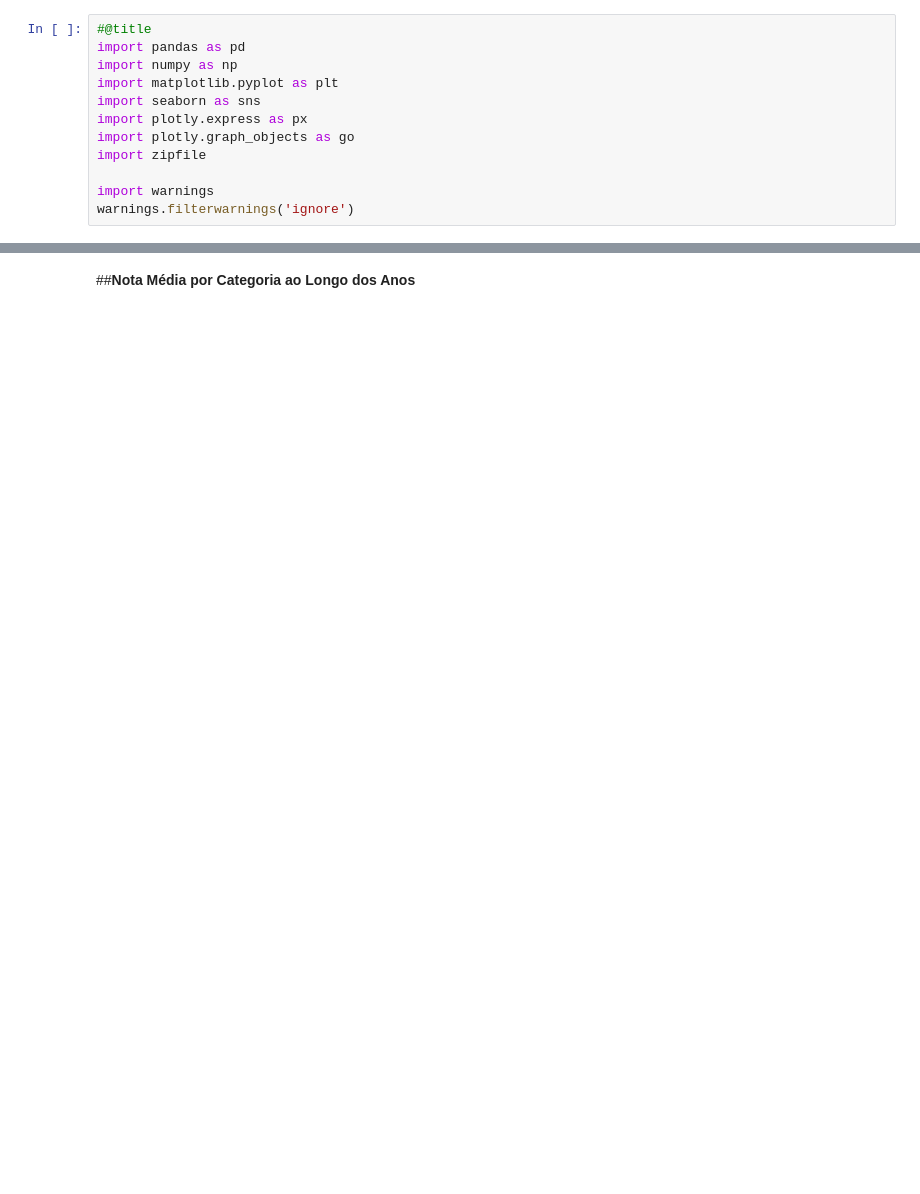
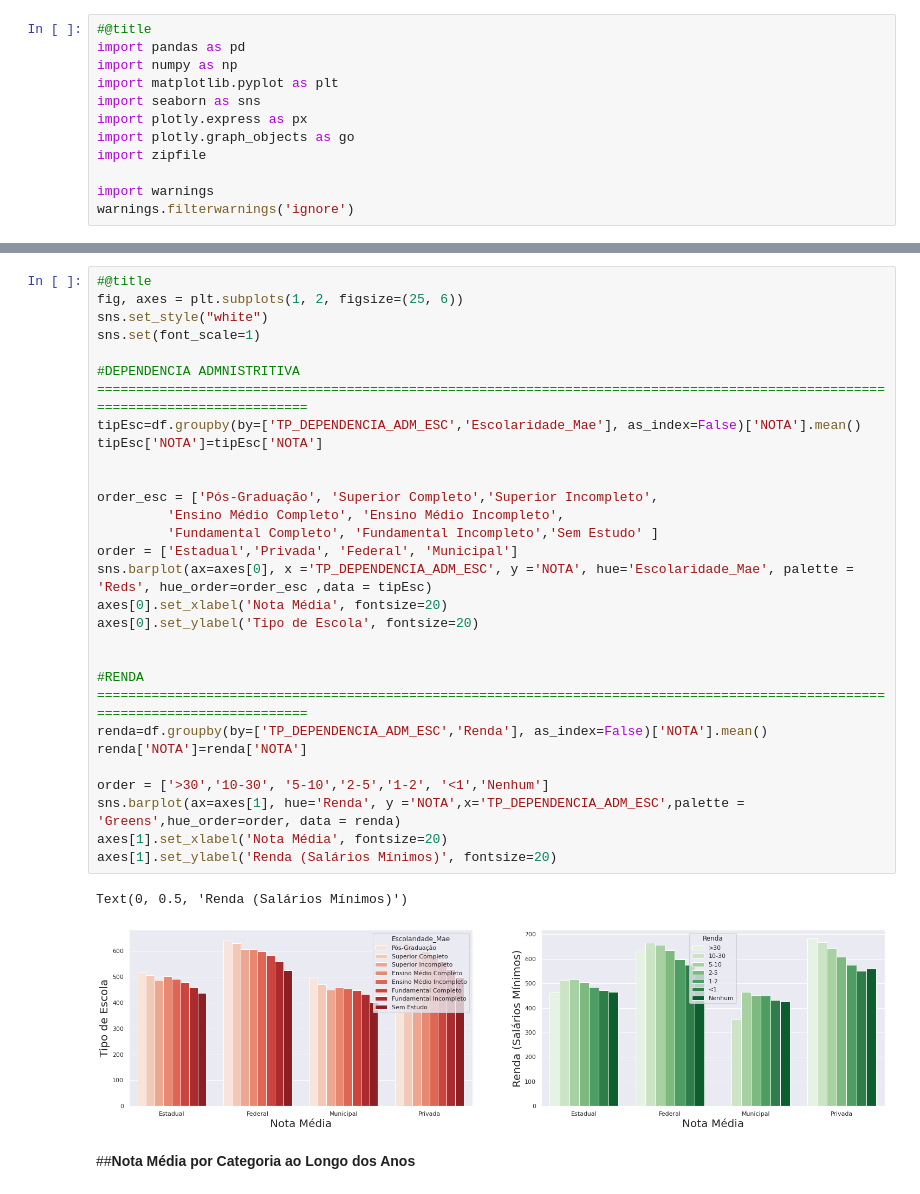
Before and after one commit to mariaeco/ICD_project_Maria, a Jupyter notebook: PerfilDesempenho_PB.ipynb, the cells around one changed output, grey strips where cells are left out. Drawn from its saved outputs; the diff is of its cells as text; blank space fills up the shorter version.

```diff
--- a/PerfilDesempenho_PB.ipynb
+++ b/PerfilDesempenho_PB.ipynb
@@ -229,2 +207,33 @@ Text(0, 0.5, 'Possui Internet?')
+# %%
+#@title
+fig, axes = plt.subplots(1, 2, figsize=(25, 6))
+sns.set_style("white")
+sns.set(font_scale=1)
+
+#DEPENDENCIA ADMNISTRITIVA ================================================================================================================================
+tipEsc=df.groupby(by=['TP_DEPENDENCIA_ADM_ESC','Escolaridade_Mae'], as_index=False)['NOTA'].mean()
+tipEsc['NOTA']=tipEsc['NOTA']
+
+
+order_esc = ['Pós-Graduação', 'Superior Completo','Superior Incompleto',
+         'Ensino Médio Completo', 'Ensino Médio Incompleto',
+         'Fundamental Completo', 'Fundamental Incompleto','Sem Estudo' ]
+order = ['Estadual','Privada', 'Federal', 'Municipal']
+sns.barplot(ax=axes[0], x ='TP_DEPENDENCIA_ADM_ESC', y ='NOTA', hue='Escolaridade_Mae', palette = 'Reds', hue_order=order_esc ,data = tipEsc)
+axes[0].set_xlabel('Nota Média', fontsize=20)
+axes[0].set_ylabel('Tipo de Escola', fontsize=20)
+
+
+#RENDA ================================================================================================================================
+renda=df.groupby(by=['TP_DEPENDENCIA_ADM_ESC','Renda'], as_index=False)['NOTA'].mean()
+renda['NOTA']=renda['NOTA']
+
+order = ['>30','10-30', '5-10','2-5','1-2', '<1','Nenhum']
+sns.barplot(ax=axes[1], hue='Renda', y ='NOTA',x='TP_DEPENDENCIA_ADM_ESC',palette = 'Greens',hue_order=order, data = renda)
+axes[1].set_xlabel('Nota Média', fontsize=20)
+axes[1].set_ylabel('Renda (Salários Mínimos)', fontsize=20)
+# %% [output]
+Text(0, 0.5, 'Renda (Salários Mínimos)')
+[figure, added]
 # %% [markdown]
 ##**Nota Média por Categoria ao Longo dos Anos**
```
Also changed, not shown: parts of 22 cells of this notebook.
